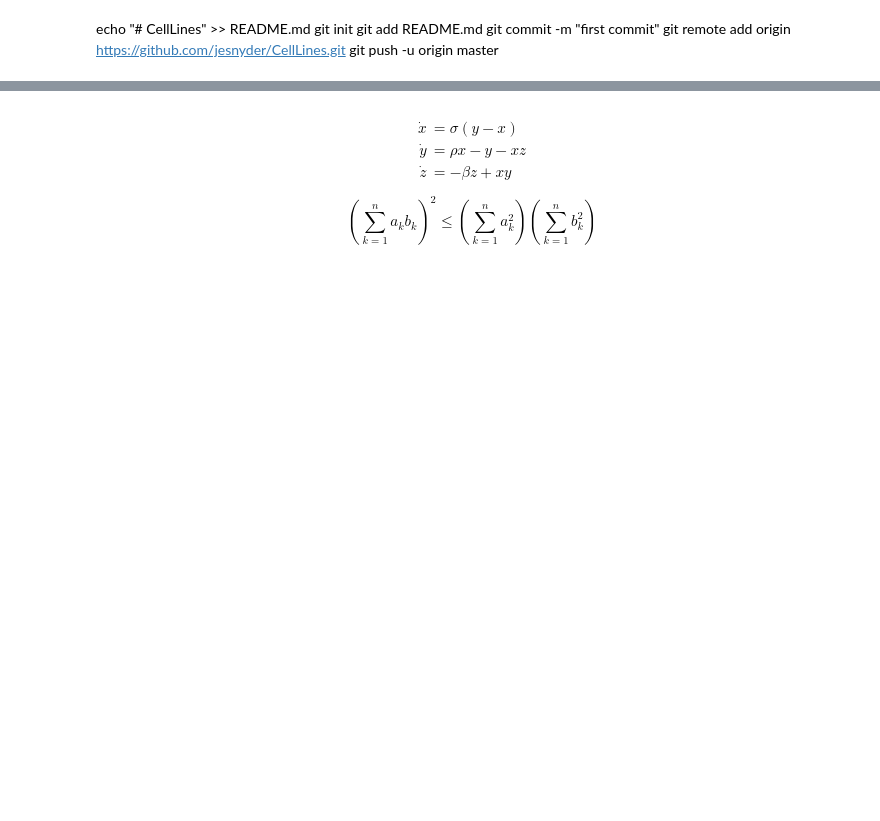
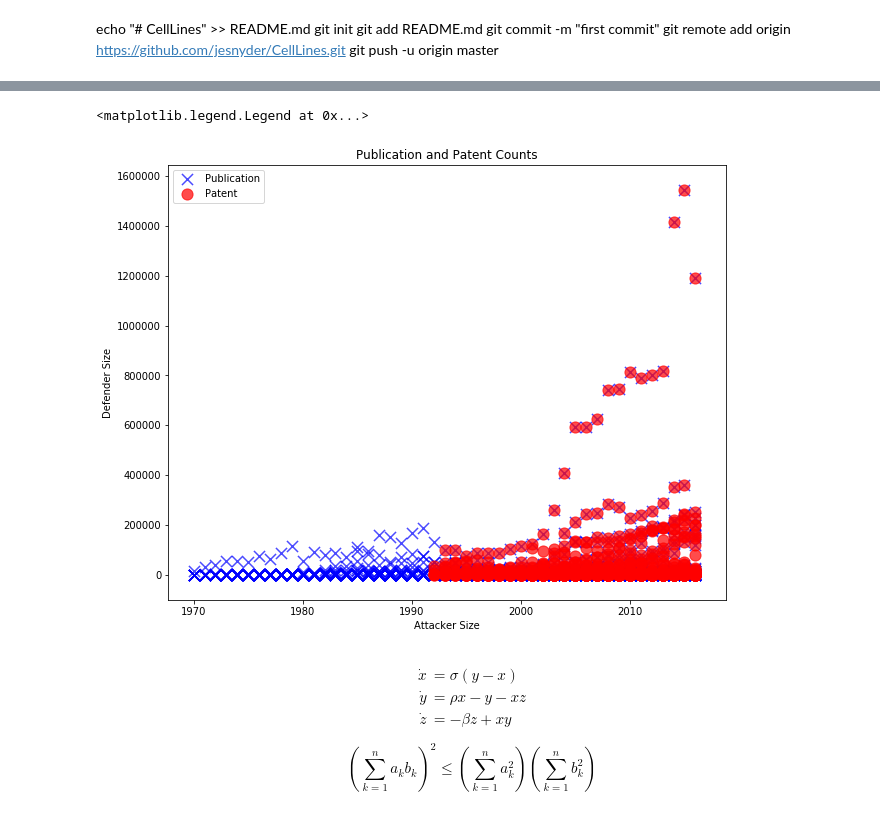
Before and after one commit to jesnyder/CellLines, a Jupyter notebook: EthnicRepresentation.ipynb, the cells around one changed output, grey strips where cells are left out. Saved outputs shown, nothing was run; the diff lists cells and outputs as text; code cells hidden in the pictures; blank space fills up the shorter version.

```diff
--- a/EthnicRepresentation.ipynb
+++ b/EthnicRepresentation.ipynb
@@ -45,3 +55,15 @@ print(df)
+# %%
+plt.figure(figsize=(10,8)) # Create a figure
+
+plt.scatter(Pub[:,3],Pub[:,4], marker='x', color='b', alpha=0.7, s = 124, label='Publication')
+plt.scatter(Pat[:,3],Pat[:,4], marker='o', color='r', alpha=0.7, s = 124, label='Patent')
+plt.title('Publication and Patent Counts')
+plt.ylabel('Defender Size')
+plt.xlabel('Attacker Size')
+plt.legend(loc='upper left')
+# %% [output]
+<matplotlib.legend.Legend at 0x...>
+[figure, added]
 # %% [markdown]
 
 \begin{align}
```
Also changed, not shown: parts of 4 cells of this notebook.
